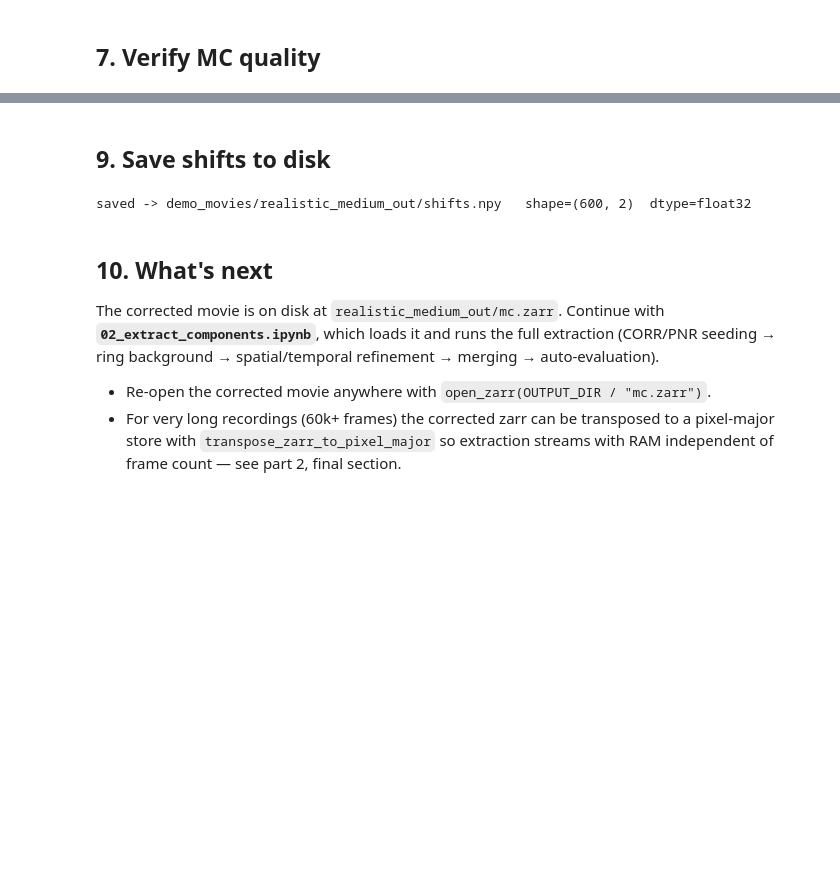
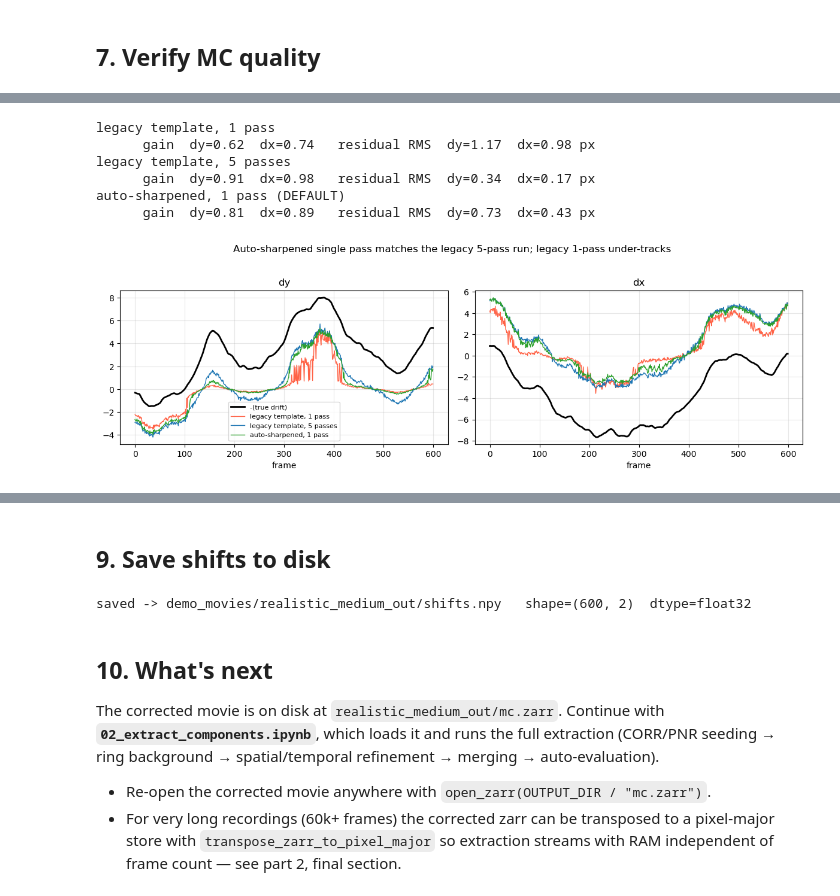
Before and after one commit to FlorianNeurosci/miniCNMFe, a Jupyter notebook: demo_notebooks/01_load_and_motion_correct.ipynb, the cells around one changed output, grey strips where cells are left out. Cells and saved outputs as stored; diff of their text form; code cells hidden in the pictures; blank space fills up the shorter version.

```diff
--- a/demo_notebooks/01_load_and_motion_correct.ipynb
+++ b/demo_notebooks/01_load_and_motion_correct.ipynb
@@ -304,0 +360,50 @@ for j, name in enumerate(["dy", "dx"]):
+# %%
+# Compare smeared-template MC vs the auto-sharpened default, in memory
+# (small movie ~39 MB float32). motion_correction_rigid returns (corrected_np,
+# shifts) for a numpy input with no output_path.
+from minicnmfe.motion_correction import motion_correction_rigid
+
+movie = np.asarray(z, dtype=np.float32)             # (T, H, W)
+target = -true_drift                                # what shifts should equal
+
+mc_kw = dict(max_shift=(15, 15), upsample_factor=20,
+             gSig_filt=5, n_jobs=-1, verbose=False)
+
+# (label, kwargs, plot color)
+runs = [
+    ("legacy template, 1 pass",  dict(niter_rig=1, sharpen_template=False), "tomato"),
+    ("legacy template, 5 passes", dict(niter_rig=5, sharpen_template=False), "tab:blue"),
+    ("auto-sharpened, 1 pass (DEFAULT)", dict(niter_rig=1), "tab:green"),
+]
+
+results = []
+for name, kw, color in runs:
+    _, sh = motion_correction_rigid(movie, **mc_kw, **kw)
+    results.append((name, sh, color))
+    gy = shift_metrics(sh[:, 0], target[:, 0])
+    gx = shift_metrics(sh[:, 1], target[:, 1])
+    print(f"{name}")
+    print(f"      gain  dy={gy[1]:.2f}  dx={gx[1]:.2f}   "
+          f"residual RMS  dy={gy[2]:.2f}  dx={gx[2]:.2f} px")
+
+# Overlay each recovered trajectory on -(true drift).
+fig, axes = plt.subplots(1, 2, figsize=(12, 3.8), sharex=True)
+for j, name in enumerate(["dy", "dx"]):
+    axes[j].plot(target[:, j], lw=2.0, color="black", label="-(true drift)")
+    for run_name, sh, color in results:
+        axes[j].plot(sh[:, j], lw=1.0, color=color, label=run_name.split(" (")[0])
+    axes[j].set_title(name)
+    axes[j].set_xlabel("frame")
+    axes[j].grid(alpha=0.3)
+axes[0].legend(fontsize=8)
+fig.suptitle("Auto-sharpened single pass matches the legacy 5-pass run; legacy 1-pass under-tracks", y=1.03)
+plt.tight_layout()
+plt.show()
+# %% [output]
+legacy template, 1 pass
+      gain  dy=0.62  dx=0.74   residual RMS  dy=1.17  dx=0.98 px
+legacy template, 5 passes
+      gain  dy=0.91  dx=0.98   residual RMS  dy=0.34  dx=0.17 px
+auto-sharpened, 1 pass (DEFAULT)
+      gain  dy=0.81  dx=0.89   residual RMS  dy=0.73  dx=0.43 px
+[figure, added]
```
Also changed, not shown: parts of 12 cells of this notebook, 15 other files.
